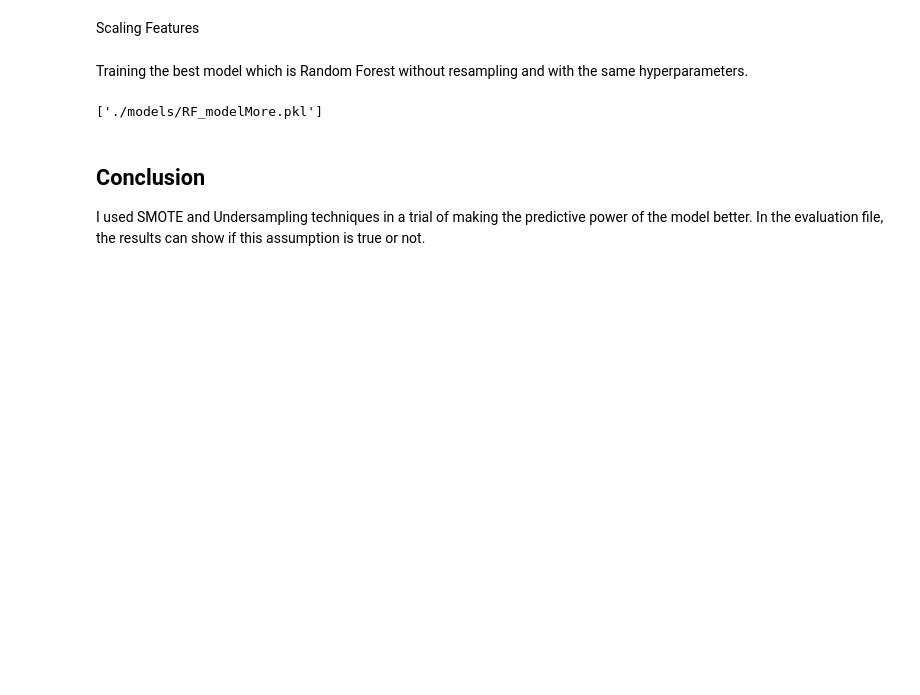
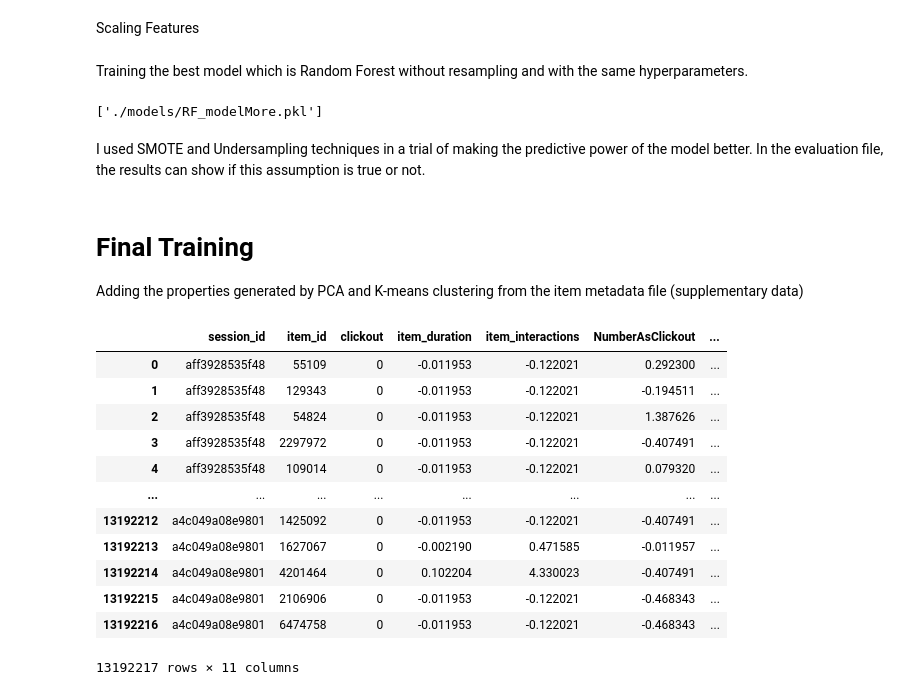
Before and after one commit to ZeyadSabbah/TrivagoRecommenderSystem, a Jupyter notebook: Modeling.ipynb, the cells around one changed output. Saved outputs shown, nothing was run; the diff lists cells and outputs as text; code cells hidden in the pictures; blank space fills up the shorter version.

Commit message:
trained models on PCA and k-means

```diff
--- a/Modeling.ipynb
+++ b/Modeling.ipynb
@@ -260,6 +260,7 @@ full_pipeline = ColumnTransformer([
 ])
 
 X_train_scaledMore = full_pipeline.fit_transform(X_trainMore)
+TrainMoreData[features] = full_pipeline.fit_transform(TrainMoreData[features])
 # %% [markdown]
 Training the best model which is Random Forest without resampling and with the same hyperparameters.
 # %%
@@ -269,5 +270,24 @@ joblib.dump(rf, './models/RF_modelMore.pkl')
 # %% [output]
 ['./models/RF_modelMore.pkl']
 # %% [markdown]
-## Conclusion
 I used SMOTE and Undersampling techniques in a trial of making the predictive power of the model better. In the evaluation file, the results can show if this assumption is true or not.
+# %% [markdown]
+# Final Training
+Adding the properties generated by PCA and K-means clustering from the item metadata file (supplementary data)
+# %%
+TrainMoreData = TrainMoreData[['session_id', 'item_id', 'clickout'] + features]
+TrainMoreData
+# %% [output]
+|  | session_id | item_id | clickout | item_duration | item_interactions | NumberAsClickout | ... |
+| 0 | aff3928535f48 | 55109 | 0 | -0.011953 | -0.122021 | 0.292300 | ... |
+| 1 | aff3928535f48 | 129343 | 0 | -0.011953 | -0.122021 | -0.194511 | ... |
+| 2 | aff3928535f48 | 54824 | 0 | -0.011953 | -0.122021 | 1.387626 | ... |
+| 3 | aff3928535f48 | 2297972 | 0 | -0.011953 | -0.122021 | -0.407491 | ... |
+| 4 | aff3928535f48 | 109014 | 0 | -0.011953 | -0.122021 | 0.079320 | ... |
+| ... | ... | ... | ... | ... | ... | ... | ... |
+| 13192212 | a4c049a08e9801 | 1425092 | 0 | -0.011953 | -0.122021 | -0.407491 | ... |
+| 13192213 | a4c049a08e9801 | 1627067 | 0 | -0.002190 | 0.471585 | -0.011957 | ... |
+| 13192214 | a4c049a08e9801 | 4201464 | 0 | 0.102204 | 4.330023 | -0.407491 | ... |
+| 13192215 | a4c049a08e9801 | 2106906 | 0 | -0.011953 | -0.122021 | -0.468343 | ... |
+| 13192216 | a4c049a08e9801 | 6474758 | 0 | -0.011953 | -0.122021 | -0.468343 | ... |
+13192217 rows × 11 columns
```
Also changed, not shown: parts of 8 cells of this notebook, 4 other files.
